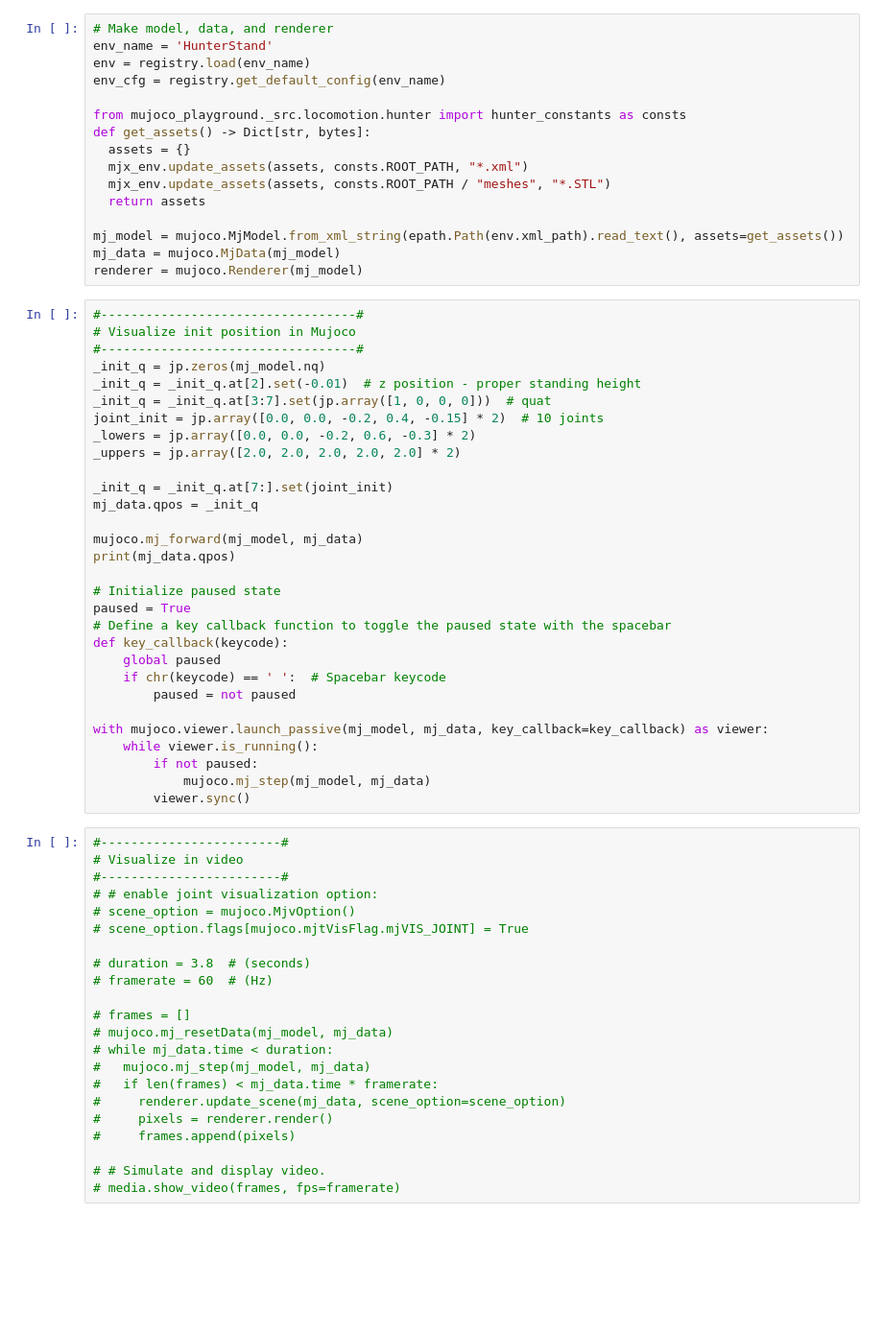
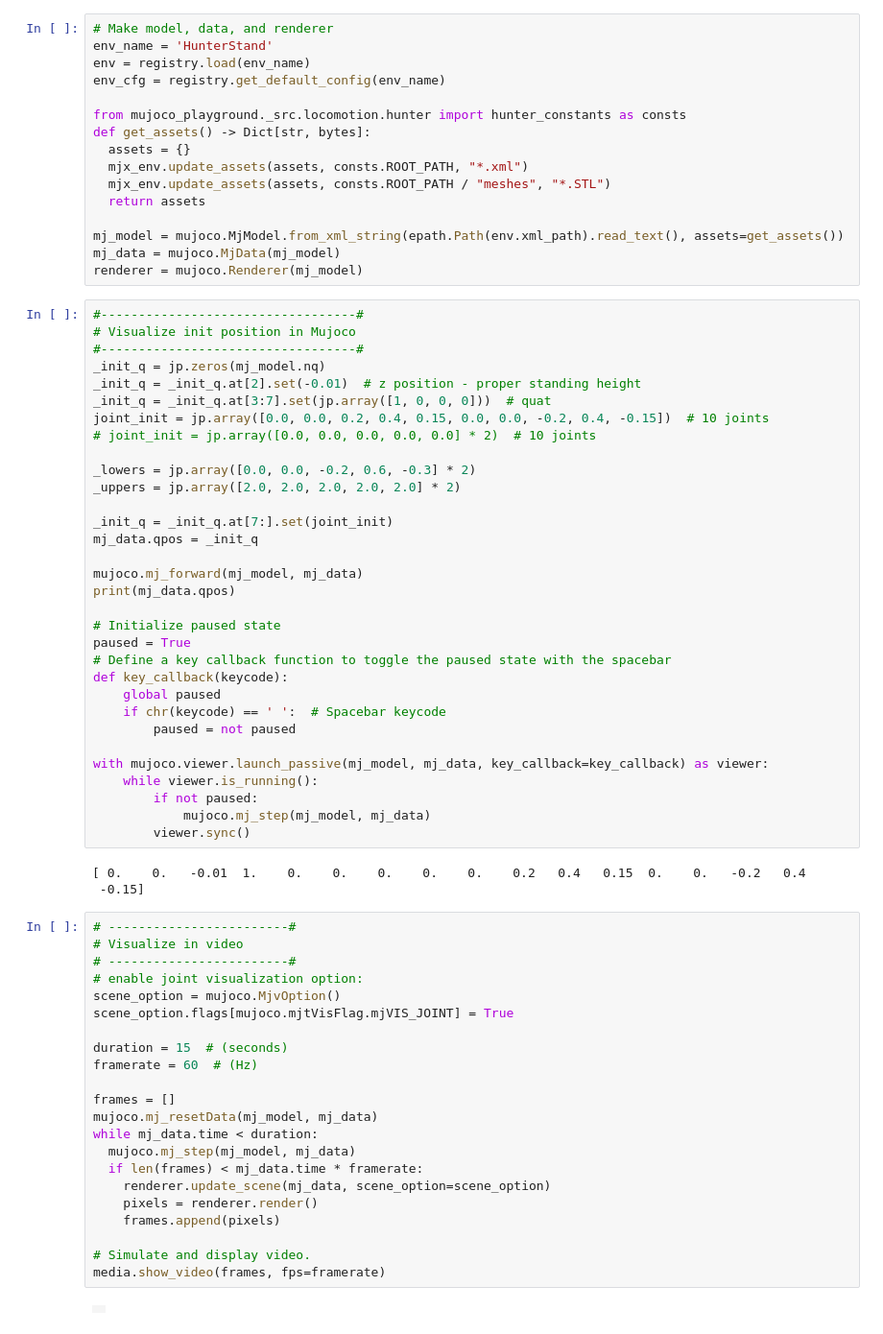
Before and after one commit to makotovnjp/mujoco_playground, a Jupyter notebook: visualizer_(deleteLater).ipynb, the cells around one changed output. Shown at 96% size. Drawn from its saved outputs; the diff is of its cells as text; blank space fills up the shorter version.

```diff
--- a/visualizer_(deleteLater).ipynb
+++ b/visualizer_(deleteLater).ipynb
@@ -78,7 +78,9 @@ renderer = mujoco.Renderer(mj_model)
 _init_q = jp.zeros(mj_model.nq)
 _init_q = _init_q.at[2].set(-0.01)  # z position - proper standing height
 _init_q = _init_q.at[3:7].set(jp.array([1, 0, 0, 0]))  # quat
-joint_init = jp.array([0.0, 0.0, -0.2, 0.4, -0.15] * 2)  # 10 joints
+joint_init = jp.array([0.0, 0.0, 0.2, 0.4, 0.15, 0.0, 0.0, -0.2, 0.4, -0.15])  # 10 joints
+# joint_init = jp.array([0.0, 0.0, 0.0, 0.0, 0.0] * 2)  # 10 joints
+
 _lowers = jp.array([0.0, 0.0, -0.2, 0.6, -0.3] * 2)
 _uppers = jp.array([2.0, 2.0, 2.0, 2.0, 2.0] * 2)
 
@@ -101,25 +103,30 @@ with mujoco.viewer.launch_passive(mj_model, mj_data, key_callback=key_callback)
         if not paused:
             mujoco.mj_step(mj_model, mj_data)
         viewer.sync()
+# %% [output]
+[ 0.    0.   -0.01  1.    0.    0.    0.    0.    0.    0.2   0.4   0.15  0.    0.   -0.2   0.4
+ -0.15]
 # %%
-#------------------------#
+# ------------------------#
 # Visualize in video
-#------------------------#
-# # enable joint visualization option:
-# scene_option = mujoco.MjvOption()
-# scene_option.flags[mujoco.mjtVisFlag.mjVIS_JOINT] = True
+# ------------------------#
+# enable joint visualization option:
+scene_option = mujoco.MjvOption()
+scene_option.flags[mujoco.mjtVisFlag.mjVIS_JOINT] = True
 
-# duration = 3.8  # (seconds)
-# framerate = 60  # (Hz)
+duration = 15  # (seconds)
+framerate = 60  # (Hz)
 
-# frames = []
-# mujoco.mj_resetData(mj_model, mj_data)
-# while mj_data.time < duration:
-#   mujoco.mj_step(mj_model, mj_data)
-#   if len(frames) < mj_data.time * framerate:
-#     renderer.update_scene(mj_data, scene_option=scene_option)
-#     pixels = renderer.render()
-#     frames.append(pixels)
+frames = []
+mujoco.mj_resetData(mj_model, mj_data)
+while mj_data.time < duration:
+  mujoco.mj_step(mj_model, mj_data)
+  if len(frames) < mj_data.time * framerate:
+    renderer.update_scene(mj_data, scene_option=scene_option)
+    pixels = renderer.render()
+    frames.append(pixels)
 
-# # Simulate and display video.
-# media.show_video(frames, fps=framerate)
+# Simulate and display video.
+media.show_video(frames, fps=framerate)
+# %% [output]
+|  |
```
Also changed, not shown: parts of 4 cells of this notebook, 3 other files.
